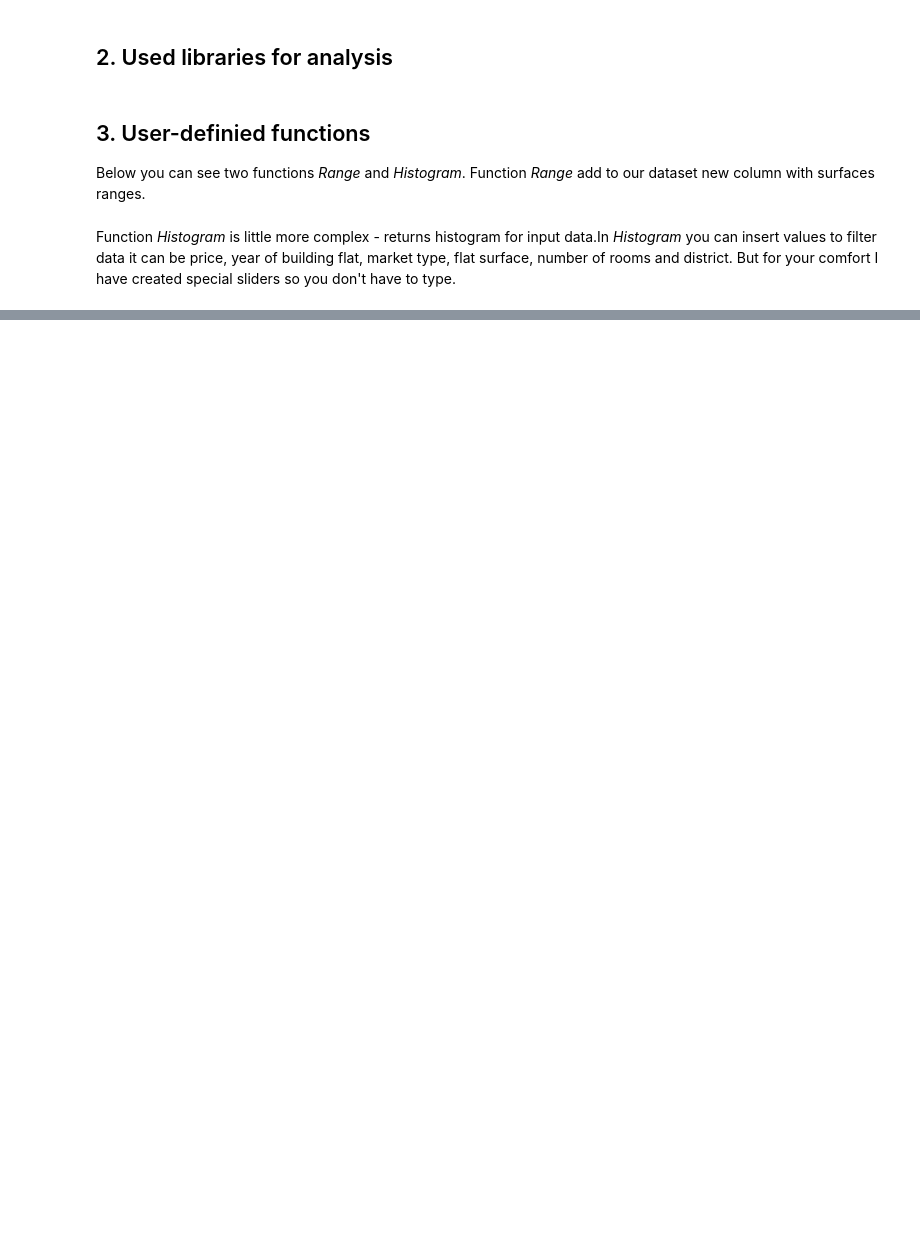
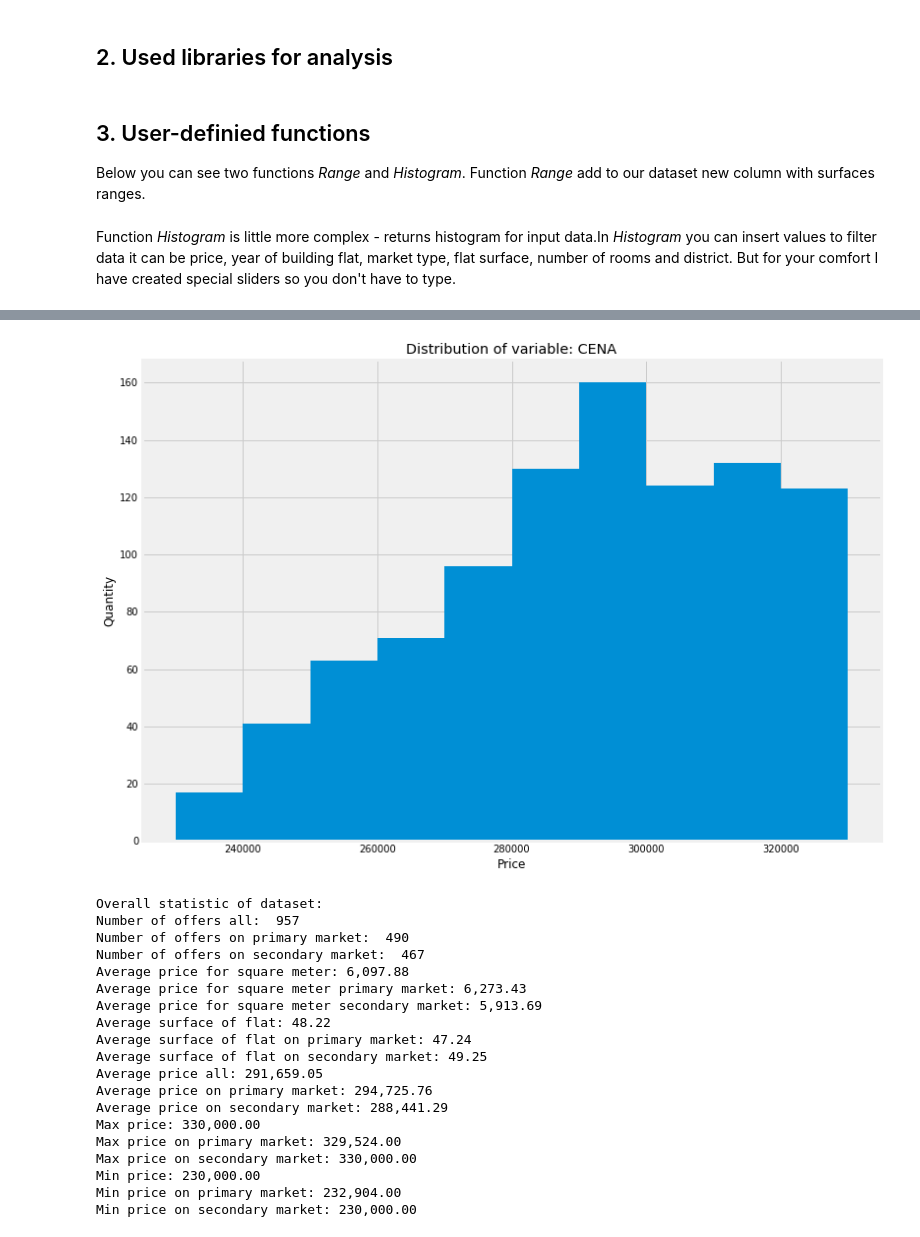
Before and after one commit to kaczikrol/RealEstate, a Jupyter notebook: RealEstateMarketAnalysis.ipynb, the cells around one changed output, grey strips where cells are left out. Drawn from its saved outputs; the diff is of its cells as text; code cells hidden in the pictures; blank space fills up the shorter version.

Commit message:
Analysis

```diff
--- a/RealEstateMarketAnalysis.ipynb
+++ b/RealEstateMarketAnalysis.ipynb
@@ -70,0 +54,12 @@ def Histogram(variable, dataset, price_min = 200000, price_max = 500000,
+# %%
+analysis_headers = ["CENA", "CENA_M2", "POWIERZCHNIA", "POKOJE", "ROK_BUDOWY", "DZIELNICA"]
+district_headers = ['Antoninek','Zieliniec','Kobylepole','Chartowo','Fabianowo','Kotowo','Główna','Głuszyna',
+                    'Górczyn','Grunwald','Jana III Sobieskiego','Jeżyce','Junikowo','Kiekrz','Krzesiny',
+                    'Pokrzywno','Garaszewo','Krzyżowniki','Smochowice','Kwiatowe','Ławica','Morasko','Radojewo',
+                    'Naramowice','Winogrady','Ogrody','Ostrów Tumski','Śródka','Zawady','Komandoria','Piątkowo',
+                    'Podolany','Rataje','Sołacz','Stare Miasto','Stare Winogrady','Starołęka','Minikowo',
+                    'Marlewo','Stary Grunwald','Strzeszyn','Szczepankowo','Spławie','Krzesinki','Łazarz',
+                    'Świerczewo','Umultowo','Warszawskie','Pomet','Maltańskie','Wilda','Winiary','Wola',
+                    'Zielony Dębiec','Żegrze','Dębiec','','NaN','NA']
+var_dictionary = {"CENA":"Price", "CENA_M2":"Price_M2", "POWIERZCHNIA":"Surface", "POKOJE":"Rooms", "ROK_BUDOWY":
+                 "Year of building", "DZIELNICA":"District"}
@@ -121,0 +226,26 @@ If you're reading this message in another frontend (for example, a static render
+# %%
+fdataset = Filtered(dataset, min_rooms = 2, max_rooms = 3, min_surface = 40, max_surface = 65, price_min = 230000,
+                    price_max = 330000)
+Histogram("CENA", fdataset)
+Statistics(fdataset)
+# %% [output]
+[figure, added]
+Overall statistic of dataset:
+Number of offers all:  957
+Number of offers on primary market:  490
+Number of offers on secondary market:  467
+Average price for square meter: 6,097.88
+Average price for square meter primary market: 6,273.43
+Average price for square meter secondary market: 5,913.69
+Average surface of flat: 48.22
+Average surface of flat on primary market: 47.24
+Average surface of flat on secondary market: 49.25
+Average price all: 291,659.05
+Average price on primary market: 294,725.76
+Average price on secondary market: 288,441.29
+Max price: 330,000.00
+Max price on primary market: 329,524.00
+Max price on secondary market: 330,000.00
+Min price: 230,000.00
+Min price on primary market: 232,904.00
+Min price on secondary market: 230,000.00
```
Also changed, not shown: parts of 21 cells of this notebook.
